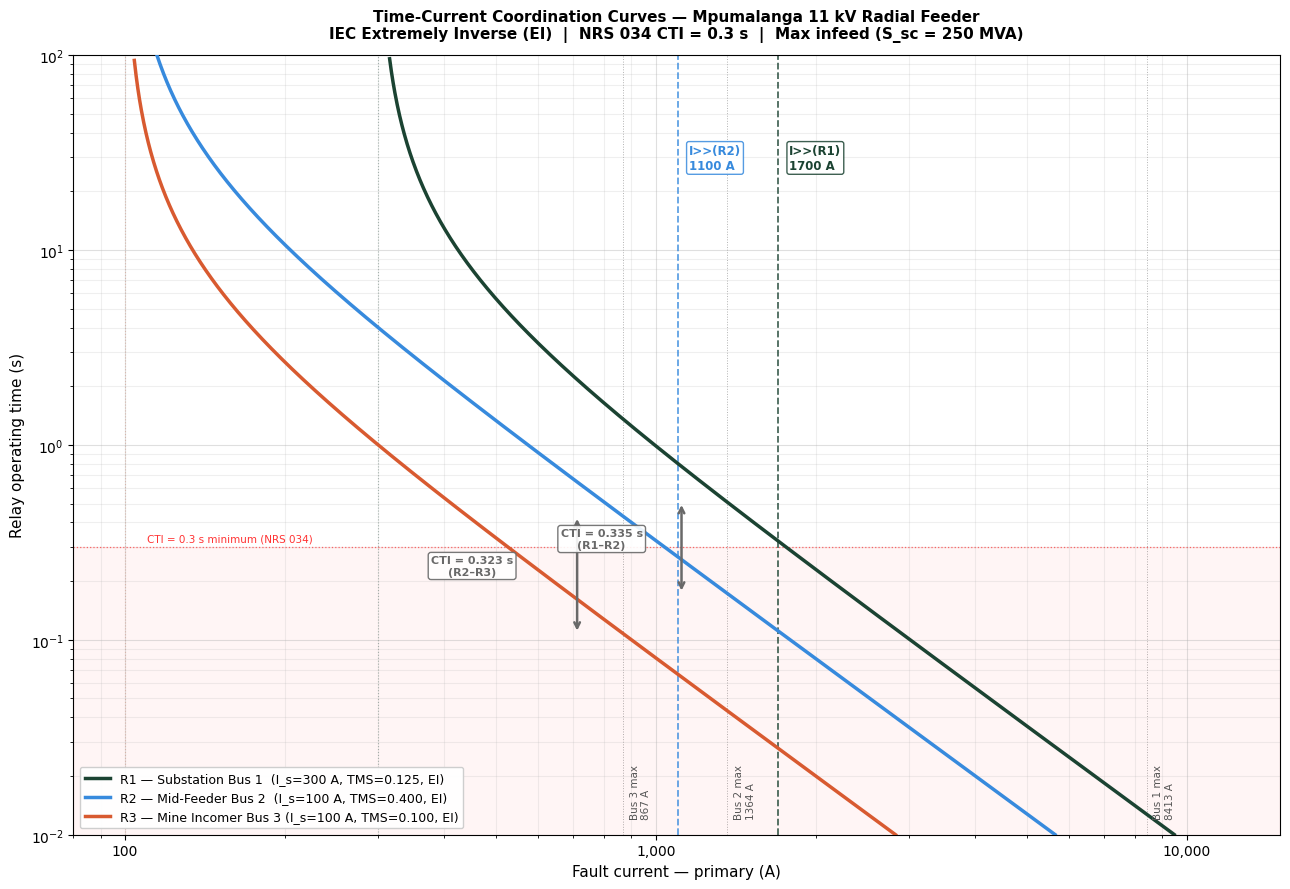
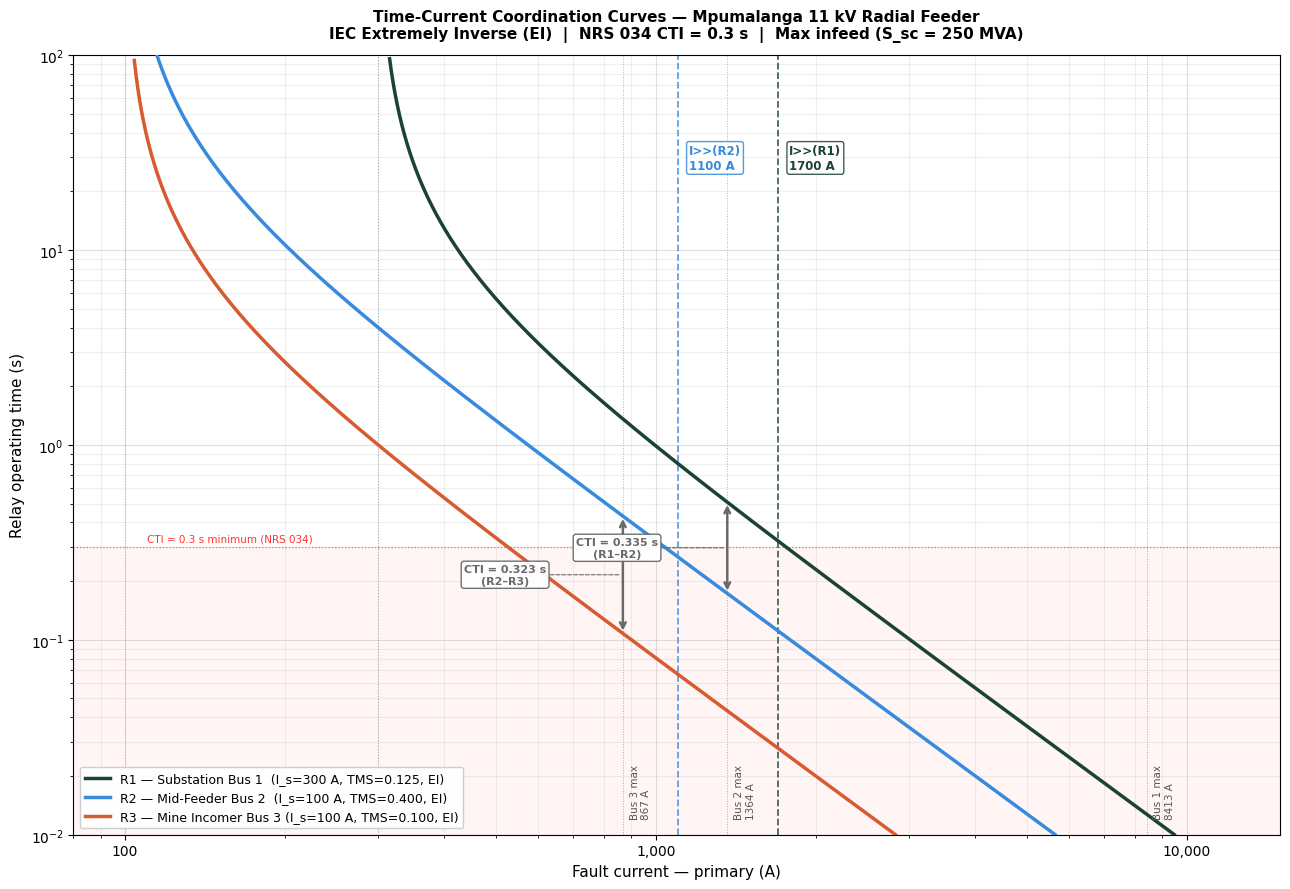
The notebook cell's code change between the first figure and the second:
--- before
+++ after
@@ -1,3 +1,3 @@
-# Time-Current Coordination Curves ──────────────────
+# ── Cell 11: Section 4.1 — Time-Current Coordination Curves ──────────────────
 %matplotlib inline
 import numpy as np
@@ -42,28 +42,51 @@
                       edgecolor=clrs[name], alpha=0.85))
 
-# ── CTI arrows ────────────────────────────────────────────────────────────────
-# R2–R3 at Bus 3 max fault
+# ── CTI arrows — fixed: arrow and label both on same x, midpoint on log scale ─
+# R2–R3 at Bus 3 max fault (867.2 A)
 I23  = 867.2
 t_r3 = t_EI(I23, Is_s['R3'], TMS_s['R3'])
 t_r2 = t_EI(I23, Is_s['R2'], TMS_s['R2'])
-ax.annotate('', xy=(I23*0.82, t_r2), xytext=(I23*0.82, t_r3),
-            arrowprops=dict(arrowstyle='<->', color='dimgray', lw=1.8))
-ax.text(I23*0.52, (t_r3*t_r2)**0.5,
-        f'CTI = {t_r2-t_r3:.3f} s\n(R2–R3)', ha='center', fontsize=8,
-        color='dimgray', fontweight='bold',
+x_arrow_23 = I23  # arrow sits exactly on the grading current vertical
+
+# Draw arrow from lower curve (R3) to upper curve (R2) at the same x
+ax.annotate('', xy=(x_arrow_23, t_r2), xytext=(x_arrow_23, t_r3),
+            arrowprops=dict(arrowstyle='<->', color='dimgray', lw=1.8),
+            zorder=5)
+
+# Text box at midpoint (arithmetic mean in log space = geometric mean)
+t_mid_23 = np.sqrt(t_r3 * t_r2)
+ax.text(x_arrow_23 * 0.60, t_mid_23,
+        f'CTI = {t_r2 - t_r3:.3f} s\n(R2–R3)',
+        ha='center', va='center', fontsize=8, color='dimgray', fontweight='bold',
         bbox=dict(boxstyle='round,pad=0.25', facecolor='white',
-                  edgecolor='dimgray', alpha=0.9))
+                  edgecolor='dimgray', alpha=0.95),
+        zorder=6)
+# Horizontal connector line from text box to arrow
+ax.annotate('', xy=(x_arrow_23, t_mid_23), xytext=(x_arrow_23 * 0.72, t_mid_23),
+            arrowprops=dict(arrowstyle='-', color='dimgray',
+                            lw=0.8, linestyle='dashed'),
+            zorder=4)
 
-# R1–R2 at Bus 2 max fault
+# R1–R2 at Bus 2 max fault (1363.9 A)
 I12   = 1363.9
 t_r2b = t_EI(I12, Is_s['R2'], TMS_s['R2'])
 t_r1b = t_EI(I12, Is_s['R1'], TMS_s['R1'])
-ax.annotate('', xy=(I12*0.82, t_r1b), xytext=(I12*0.82, t_r2b),
-            arrowprops=dict(arrowstyle='<->', color='dimgray', lw=1.8))
-ax.text(I12*0.58, (t_r2b*t_r1b)**0.5,
-        f'CTI = {t_r1b-t_r2b:.3f} s\n(R1–R2)', ha='center', fontsize=8,
-        color='dimgray', fontweight='bold',
+x_arrow_12 = I12
+
+ax.annotate('', xy=(x_arrow_12, t_r1b), xytext=(x_arrow_12, t_r2b),
+            arrowprops=dict(arrowstyle='<->', color='dimgray', lw=1.8),
+            zorder=5)
+
+t_mid_12 = np.sqrt(t_r2b * t_r1b)
+ax.text(x_arrow_12 * 0.62, t_mid_12,
+        f'CTI = {t_r1b - t_r2b:.3f} s\n(R1–R2)',
+        ha='center', va='center', fontsize=8, color='dimgray', fontweight='bold',
         bbox=dict(boxstyle='round,pad=0.25', facecolor='white',
-                  edgecolor='dimgray', alpha=0.9))
+                  edgecolor='dimgray', alpha=0.95),
+        zorder=6)
+ax.annotate('', xy=(x_arrow_12, t_mid_12), xytext=(x_arrow_12 * 0.74, t_mid_12),
+            arrowprops=dict(arrowstyle='-', color='dimgray',
+                            lw=0.8, linestyle='dashed'),
+            zorder=4)
 
 # ── CTI minimum band ──────────────────────────────────────────────────────────
@@ -73,5 +96,5 @@
         color='red', fontsize=7.5, alpha=0.8)
 
-# ── Bus fault current reference lines ────────────────────────────────────────
+# ── Bus fault current reference lines ─────────────────────────────────────────
 bus_refs = {1: (8412.7, 'Bus 1 max\n8413 A'),
             2: (1363.9, 'Bus 2 max\n1364 A'),
@@ -79,5 +102,5 @@
 for bus, (I, lbl) in bus_refs.items():
     ax.axvline(x=I, color='black', linestyle=':', linewidth=0.7, alpha=0.3, zorder=1)
-    ax.text(I*1.03, 0.012, lbl, fontsize=7.5, color='#555',
+    ax.text(I * 1.03, 0.012, lbl, fontsize=7.5, color='#555',
             va='bottom', rotation=90)
 

Commit: Fix TCC plot CTI annotation alignment